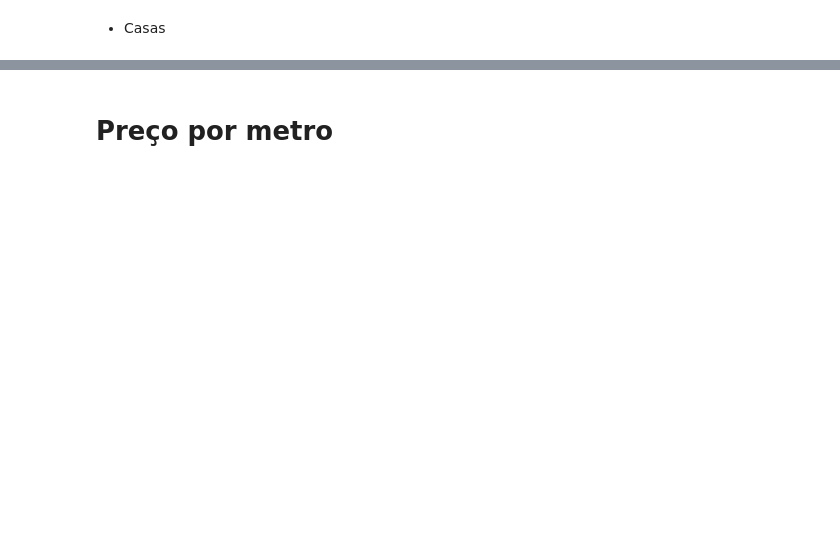
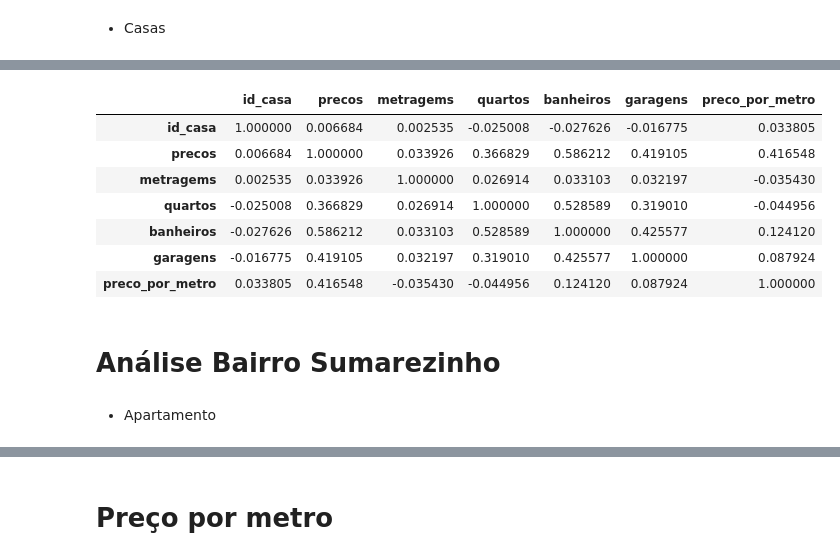
Before and after one commit to rodrigorocha1/web_scraping_casas, a Jupyter notebook: notebooks/analise_exploratoria.ipynb, the cells around one changed output, grey strips where cells are left out. Saved outputs shown, nothing was run; the diff lists cells and outputs as text; code cells hidden in the pictures; blank space fills up the shorter version.

```diff
--- a/notebooks/analise_exploratoria.ipynb
+++ b/notebooks/analise_exploratoria.ipynb
@@ -198,0 +324,15 @@ Preço Minimo: 183000.0
+# %%
+base_casa.select_dtypes(include=['float64', 'int64', 'int16']).corr()
+# %% [output]
+|  | id_casa | precos | metragems | quartos | banheiros | garagens | preco_por_metro |
+| id_casa | 1.000000 | 0.006684 | 0.002535 | -0.025008 | -0.027626 | -0.016775 | 0.033805 |
+| precos | 0.006684 | 1.000000 | 0.033926 | 0.366829 | 0.586212 | 0.419105 | 0.416548 |
+| metragems | 0.002535 | 0.033926 | 1.000000 | 0.026914 | 0.033103 | 0.032197 | -0.035430 |
+| quartos | -0.025008 | 0.366829 | 0.026914 | 1.000000 | 0.528589 | 0.319010 | -0.044956 |
+| banheiros | -0.027626 | 0.586212 | 0.033103 | 0.528589 | 1.000000 | 0.425577 | 0.124120 |
+| garagens | -0.016775 | 0.419105 | 0.032197 | 0.319010 | 0.425577 | 1.000000 | 0.087924 |
+| preco_por_metro | 0.033805 | 0.416548 | -0.035430 | -0.044956 | 0.124120 | 0.087924 | 1.000000 |
+# %% [markdown]
+# Análise Bairro Sumarezinho
+# %% [markdown]
+- Apartamento
```
Also changed, not shown: parts of 43 cells of this notebook, 1 other file.
